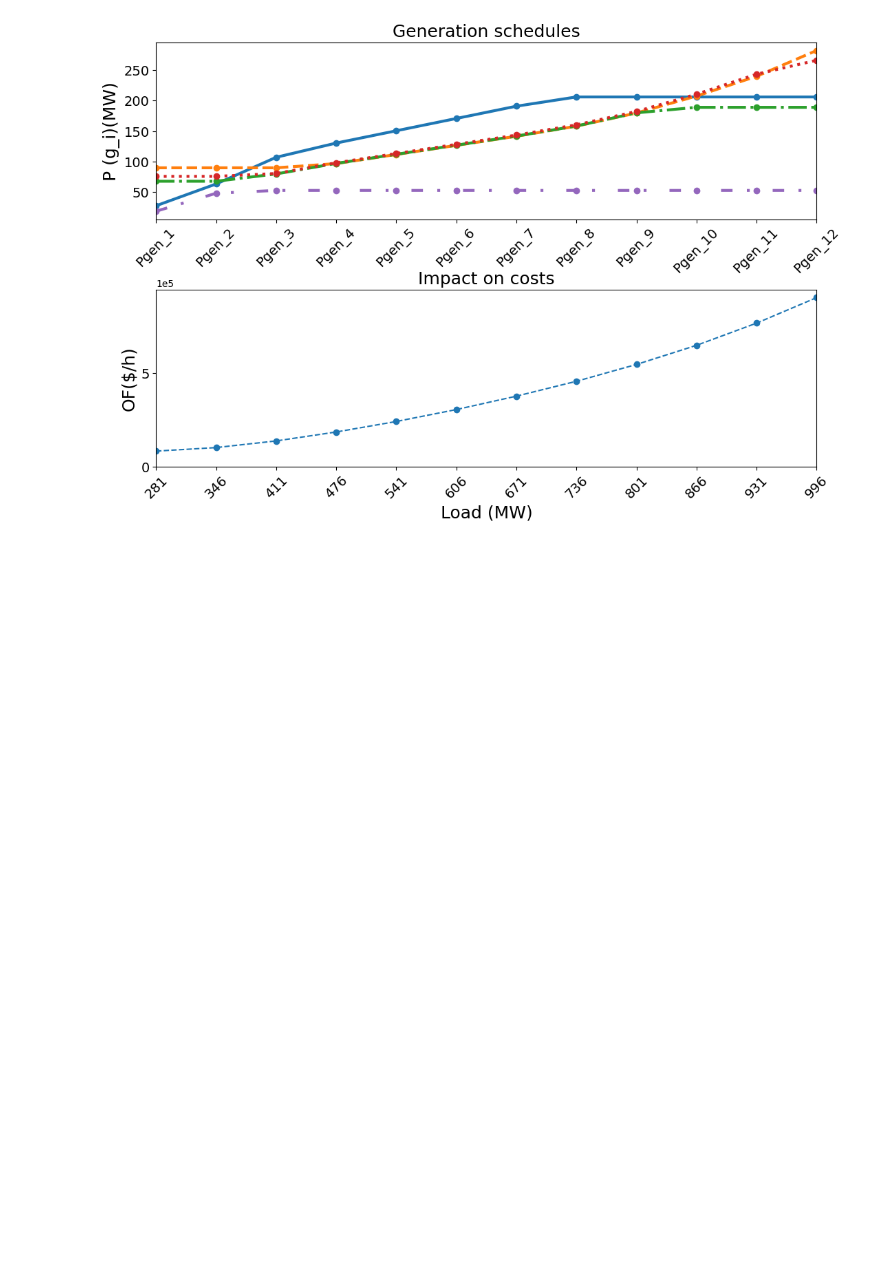
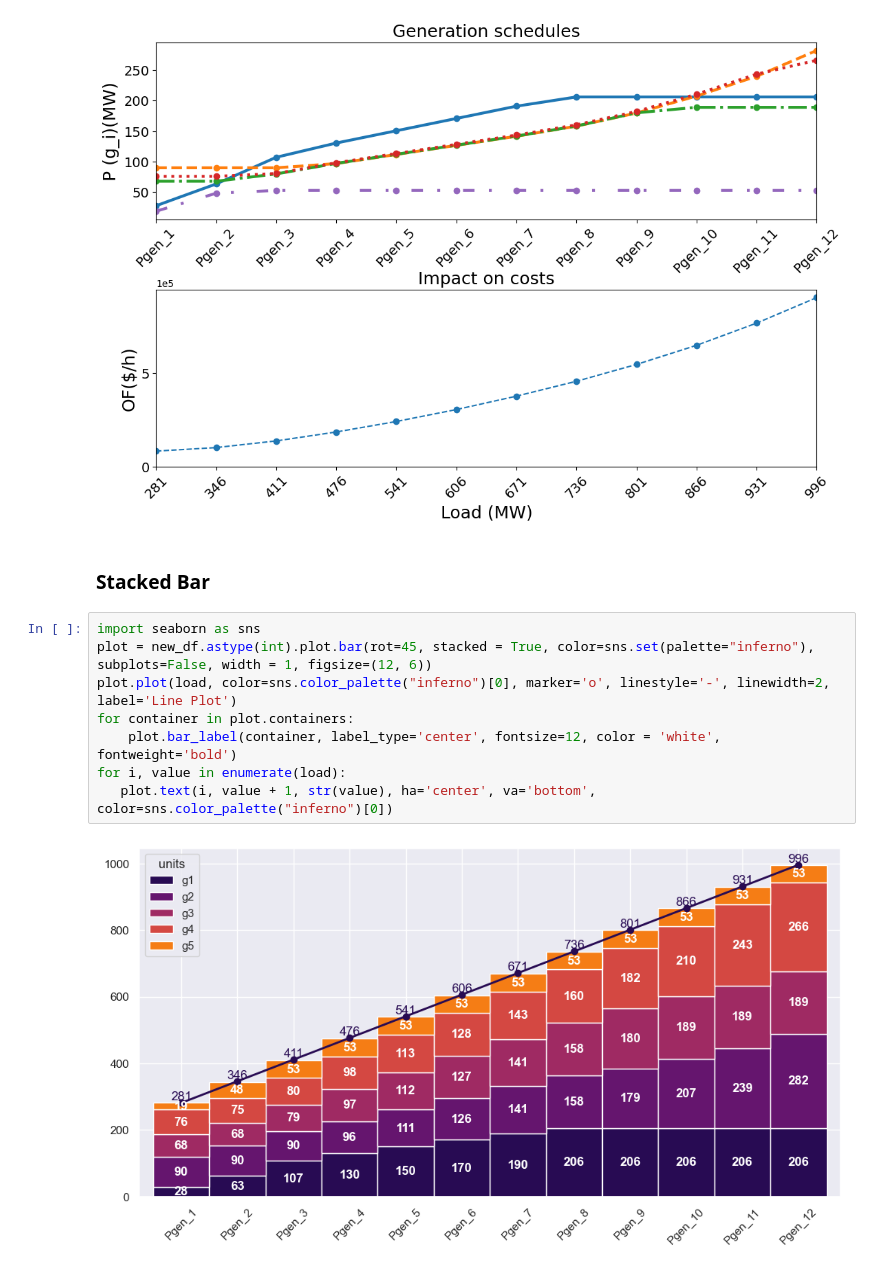
Before and after one commit to Drplana/EnergySystem, a Jupyter notebook: 02-Dispatch/Dispatch1.ipynb, the cells around one changed output. Saved outputs shown, nothing was run; the diff lists cells and outputs as text; blank space fills up the shorter version.

Commit message:
stacked bar added

```diff
--- a/02-Dispatch/Dispatch1.ipynb
+++ b/02-Dispatch/Dispatch1.ipynb
@@ -155,3 +155,15 @@ plt.subplots_adjust(hspace=0.4, left=0.1)
 plt.show()
 # %% [output]
 [figure]
+# %% [markdown]
+### Stacked Bar
+# %%
+import seaborn as sns
+plot = new_df.astype(int).plot.bar(rot=45, stacked = True, color=sns.set(palette="inferno"), subplots=False, width = 1, figsize=(12, 6))
+plot.plot(load, color=sns.color_palette("inferno")[0], marker='o', linestyle='-', linewidth=2, label='Line Plot')
+for container in plot.containers:
+    plot.bar_label(container, label_type='center', fontsize=12, color = 'white', fontweight='bold')
+for i, value in enumerate(load):
+   plot.text(i, value + 1, str(value), ha='center', va='bottom', color=sns.color_palette("inferno")[0])
+# %% [output]
+[figure, added]
```
